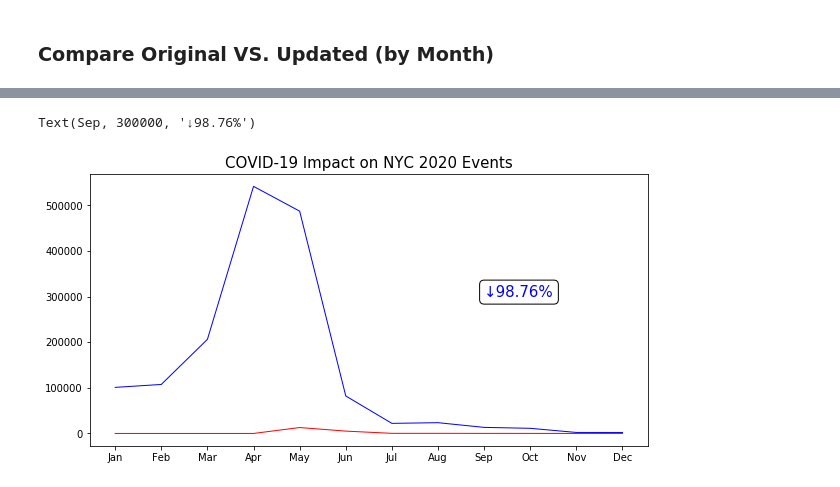
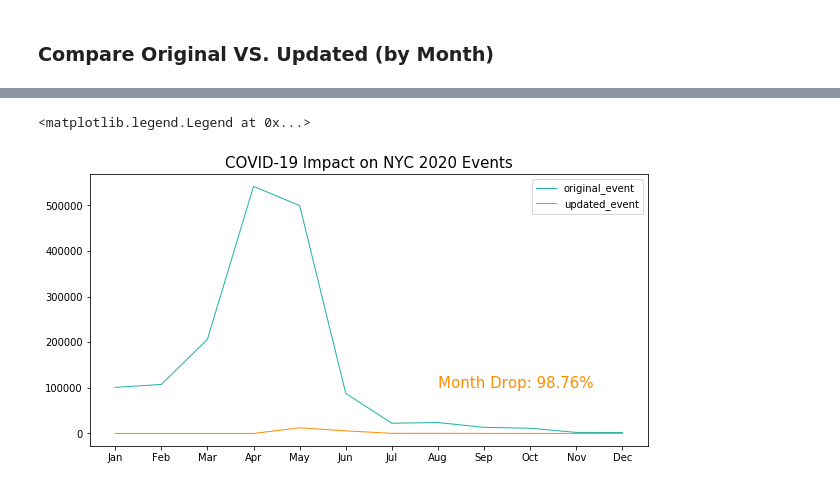
Before and after one commit to ArcZz/Nyc_Cov19_project, a Jupyter notebook: permitted_events.ipynb, the cells around one changed output, grey strips where cells are left out. Saved outputs shown, nothing was run; the diff lists cells and outputs as text; code cells hidden in the pictures.

```diff
--- a/permitted_events.ipynb
+++ b/permitted_events.ipynb
@@ -166,12 +166,15 @@ comparepd.head(20)
 # %%
 falling_rate = comparepd["drop_percent_rate"].mean()
 # %%
-plt.plot('monthname','original_event', data=comparepd, marker='', color='blue', linewidth=1)
-plt.plot('monthname','updated_event', data=comparepd, marker='', color='red', linewidth=1)
+plt.plot('monthname','original_event', data=comparepd, marker='', color='lightseagreen', linewidth=1)
+plt.plot('monthname','updated_event', data=comparepd, marker='', color='darkorange', linewidth=1)
 plt.title('COVID-19 Impact on NYC 2020 Events',fontsize = 15)
 bbox_props = dict(boxstyle="round", facecolor = "white")
-rate2 = "↓" + str('%.2f'%falling_rate) + "%"
-plt.text('Sep', 300000, rate2, size = 15, color = "blue", bbox=bbox_props)
+rate2 = "Month Drop: " + str('%.2f'%falling_rate) + "%"
+plt.text('Aug', 100000, rate2, size = 15, color = "darkorange")
+plt.legend()
+
+#, bbox=bbox_props
 # %% [output]
-Text(Sep, 300000, '↓98.76%')
+<matplotlib.legend.Legend at 0x...>
-[figure, old version]
+[figure, new version]
```
Also changed, not shown: parts of 6 cells of this notebook, 2 other files.
